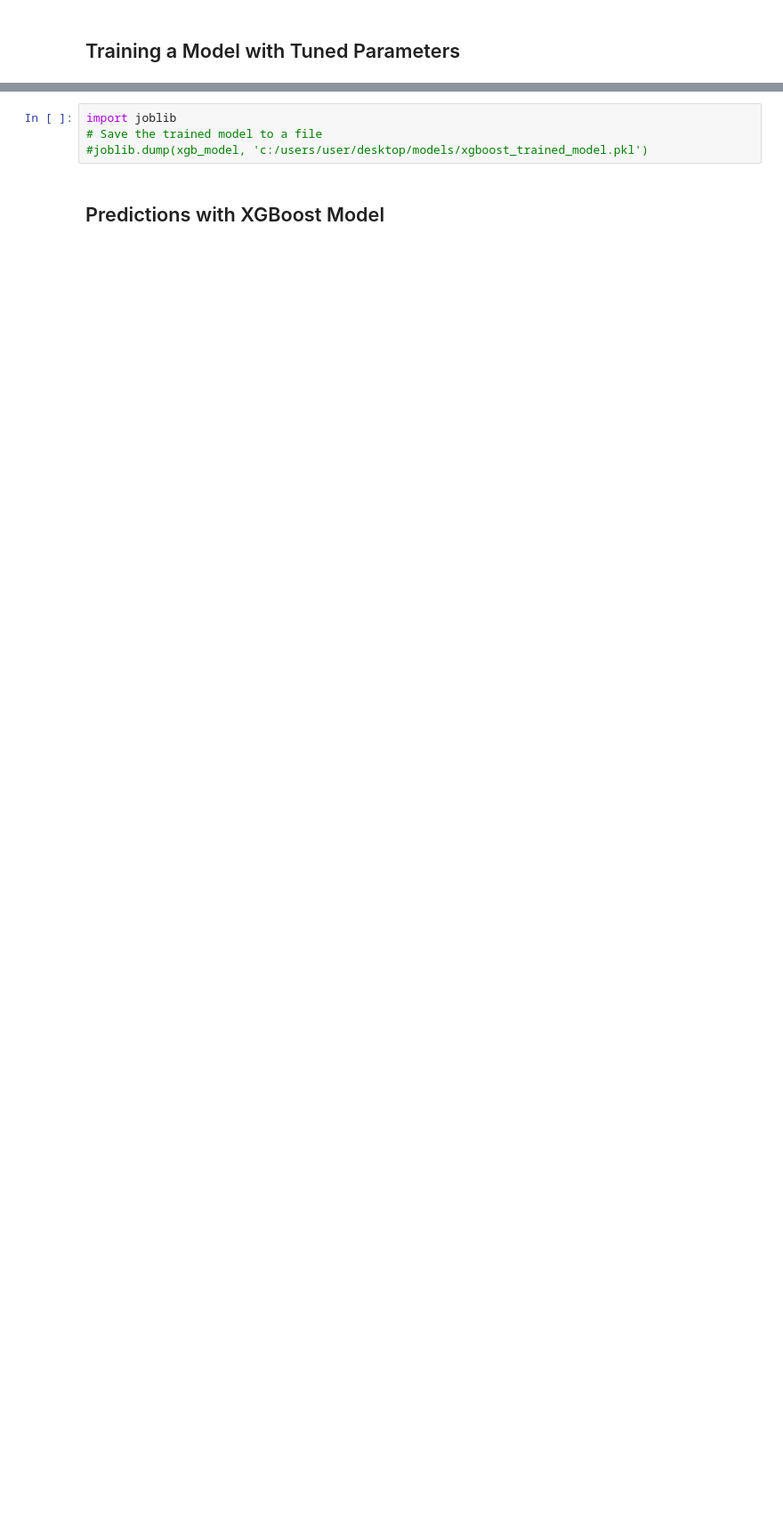
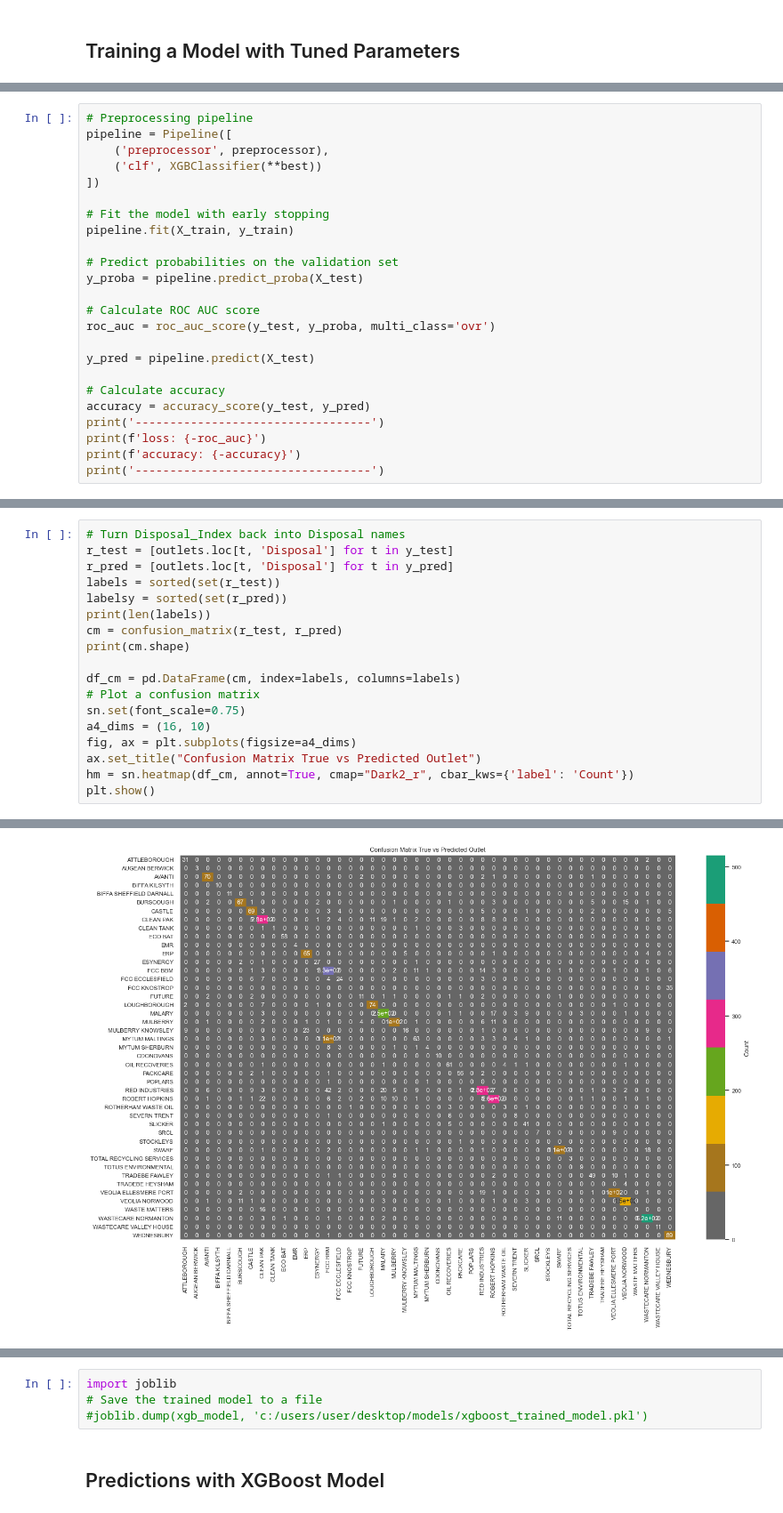
Before and after one commit to gertLush/DisposalPrediction, a Jupyter notebook: Disposal_Prediction1.ipynb, the cells around one changed output, grey strips where cells are left out. Shown at 89% size. Cells and saved outputs as stored; diff of their text form; blank space fills up the shorter version.

```diff
--- a/Disposal_Prediction1.ipynb
+++ b/Disposal_Prediction1.ipynb
@@ -1693,3 +1521,27 @@ best = {
 }
 
 best = trials.best_trial['result']
+# %%
+# Preprocessing pipeline
+pipeline = Pipeline([
+    ('preprocessor', preprocessor),
+    ('clf', XGBClassifier(**best))
+])
+
+# Fit the model with early stopping
+pipeline.fit(X_train, y_train)
+
+# Predict probabilities on the validation set
+y_proba = pipeline.predict_proba(X_test)
+
+# Calculate ROC AUC score
+roc_auc = roc_auc_score(y_test, y_proba, multi_class='ovr')
+
+y_pred = pipeline.predict(X_test)
+
+# Calculate accuracy
+accuracy = accuracy_score(y_test, y_pred)
+print('----------------------------------')
+print(f'loss: {-roc_auc}')
+print(f'accuracy: {-accuracy}')
+print('----------------------------------')
@@ -1695,0 +1566,19 @@ best = trials.best_trial['result']
+# %%
+# Turn Disposal_Index back into Disposal names
+r_test = [outlets.loc[t, 'Disposal'] for t in y_test]
+r_pred = [outlets.loc[t, 'Disposal'] for t in y_pred]
+labels = sorted(set(r_test))
+labelsy = sorted(set(r_pred))
+print(len(labels))
+cm = confusion_matrix(r_test, r_pred)
+print(cm.shape)
+
+df_cm = pd.DataFrame(cm, index=labels, columns=labels)
+# Plot a confusion matrix
+sn.set(font_scale=0.75)
+a4_dims = (16, 10)
+fig, ax = plt.subplots(figsize=a4_dims)
+ax.set_title("Confusion Matrix True vs Predicted Outlet")
+hm = sn.heatmap(df_cm, annot=True, cmap="Dark2_r", cbar_kws={'label': 'Count'})
+plt.show()
+# %% [output]
@@ -1695,0 +1587 @@ best = trials.best_trial['result']
+[figure, added]
```
Also changed, not shown: parts of 71 cells of this notebook, 1 other file.
